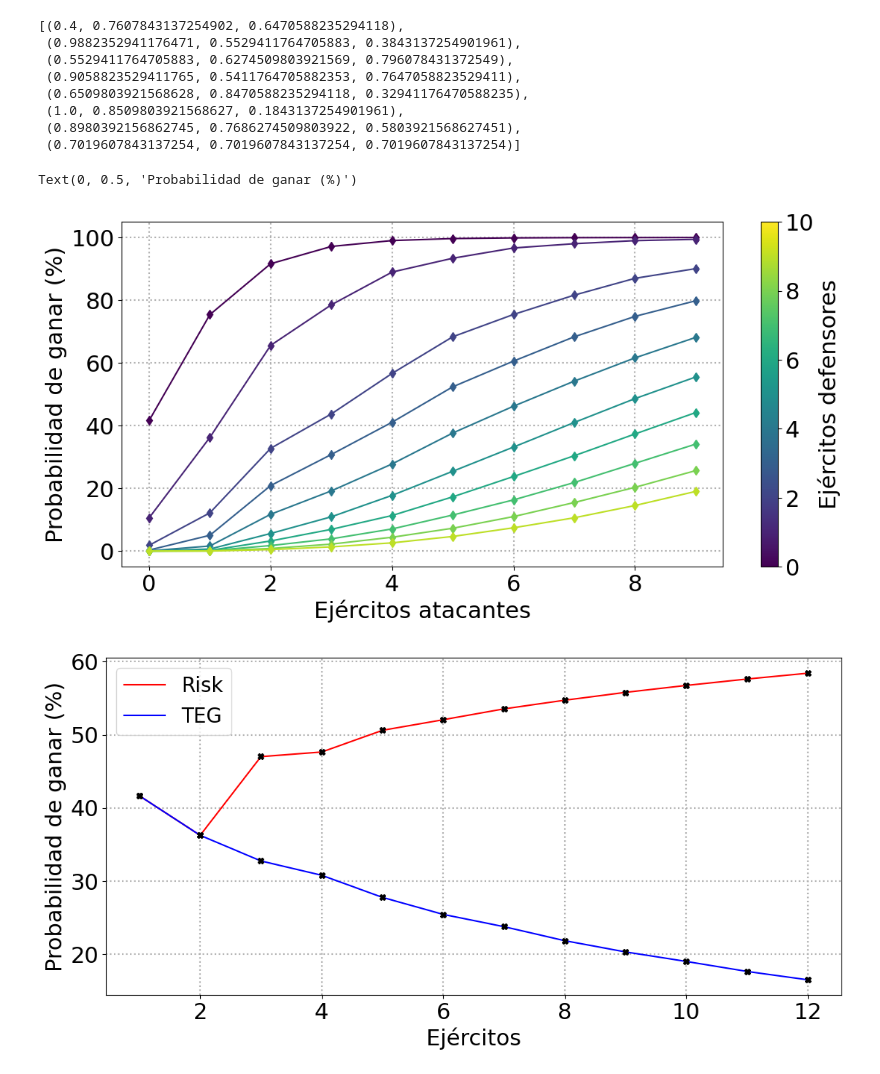
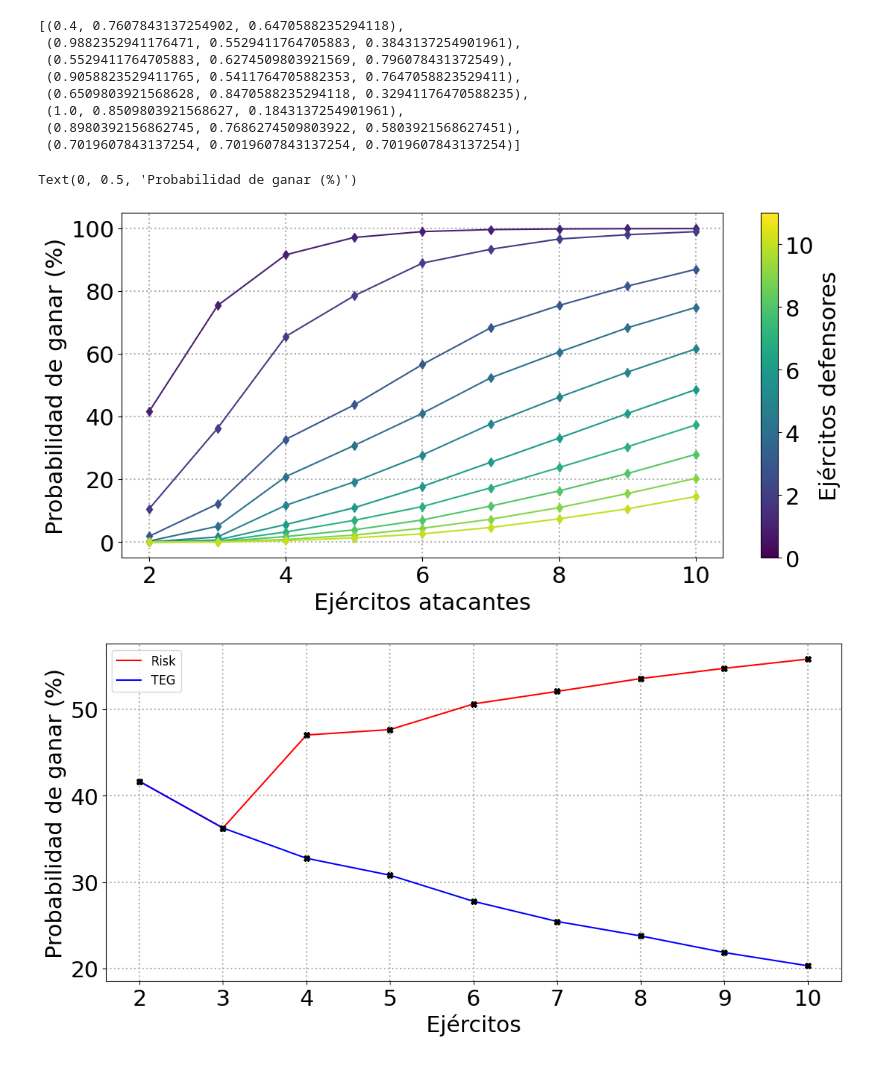
Before and after one commit to julianszere/TEG, a Jupyter notebook: TEG.ipynb, the cells around one changed output. Cells and saved outputs as stored; diff of their text form; code cells hidden in the pictures.

```diff
--- a/TEG.ipynb
+++ b/TEG.ipynb
@@ -252,15 +252,15 @@ def getMatrixEntries(prev_state, post_state, max_dice_defender):
     attacker_armies_post, defender_armies_post = post_state
     armies_won = defender_armies_prev - defender_armies_post
     armies_lost = attacker_armies_prev - attacker_armies_post
-    attacker_dices = min(attacker_armies_prev, 3)
+    attacker_dices = min(attacker_armies_prev-1, 3)
     defender_dices = min(defender_armies_prev, max_dice_defender) # The defender defends with three dices when playing TEG and with two dices when playing RISK
     if armies_won < 0  or armies_lost < 0 or (armies_lost + armies_won) != min(attacker_dices, defender_dices) or (armies_lost + armies_won > 3):
         return 0
     else:
         return getProbability(attacker_dices, defender_dices, armies_won)
 # %%
-max_armies_attacker = 10
-max_armies_defender = 10
+max_armies_attacker = 11
+max_armies_defender = 11
 
 class Game:
     def __init__(self, game, max_armies_attacker=max_armies_attacker, max_armies_defender=max_armies_defender):
@@ -277,10 +277,10 @@ class Game:
     def getStates(self):
         transient_states = []
         absorbing_states = []
-        for i in range(1, self.max_armies_attacker+1):
+        for i in range(2, self.max_armies_attacker+1):
             for j in range(1, self.max_armies_defender+1):
                 transient_states.append((i, j))
-        for i in range(1, self.max_armies_attacker+1):
+        for i in range(2, self.max_armies_attacker+1):
             absorbing_states.append((i, 0))
         for j in range(1, self.max_armies_defender+1):
             absorbing_states.append((0, j))
@@ -304,15 +304,12 @@ class Game:
         I = np.identity(self.Q.shape[0])
         return np.matmul(np.linalg.inv(I - self.Q), self.R)
 
-    def getWinningProbability(self, armies_attacker, armies_defender):
-        i = self.transient_states.index((armies_attacker, armies_defender))
-        return self.S[i][:armies_attacker].sum()
-
     def getMatrixP(self):
         P = np.zeros((self.max_armies_attacker, self.max_armies_defender))
-        for armies_attacker in range(self.max_armies_attacker):
-            for armies_defender in range(self.max_armies_defender):
-                P[armies_attacker, armies_defender] = self.getWinningProbability(armies_attacker+1, armies_defender+1)
+        for armies_attacker in range(2, self.max_armies_attacker):
+            for armies_defender in range(1, self.max_armies_defender):
+                i = self.transient_states.index((armies_attacker, armies_defender))
+                P[armies_attacker, armies_defender] = self.S[i][:armies_attacker].sum()
         return P
 
     def getExpectedLoss(self):
@@ -364,10 +361,10 @@ fig, ax = plt.subplots()
 
 colors = plt.cm.viridis(np.linspace(0, 1, max_armies_defender + 1))
 
-armies_attacker = np.arange(0, max_armies_attacker)
-for i in range(max_armies_defender):
-    ax.plot(armies_attacker, P_teg[:, i], color=colors[i])
-    ax.plot(armies_attacker, P_teg[:, i], 'd', color=colors[i])
+armies_attacker = np.arange(2, max_armies_attacker)
+for i in range(1, max_armies_defender):
+    ax.plot(armies_attacker, P_teg[2:, i], color=colors[i])
+    ax.plot(armies_attacker, P_teg[2:, i], 'd', color=colors[i])
 
 norm = Normalize(vmin=0, vmax=max_armies_defender)
 sm = ScalarMappable(cmap=plt.cm.viridis, norm=norm)
@@ -378,30 +375,22 @@ plt.xlabel('Ejércitos atacantes')
 plt.ylabel('Probabilidad de ganar (%)')
 # %% [output]
 Text(0, 0.5, 'Probabilidad de ganar (%)')
-[figure, old version]
+[figure, new version]
 # %%
 equal_armies_curve = np.diag(P_risk)
-armies_defender = np.arange(1, max_armies_defender + 1)
+armies_atacker = np.arange(2, max_armies_attacker)
 
-plt.plot(armies_defender, np.diag(P_risk), color='red', label='Risk')
-plt.plot(armies_defender, np.diag(P_risk), 'X', color='black')
+plt.plot(armies_atacker, np.diag(P_risk[2:, 1:]), color='red', label='Risk')
+plt.plot(armies_atacker, np.diag(P_risk[2:, 1:]), 'X', color='black')
 
-plt.plot(armies_defender, np.diag(P_teg), color='blue', label='TEG')
-plt.plot(armies_defender, np.diag(P_teg), 'X', color='black')
-
-# for i in armies_defender:
-#     i = i-1
-#     if i % 10 == 0:
-#         plt.plot(armies_defender, P_teg[i, :], 'd', color='blue')
-#         plt.plot(armies_defender, P_teg[i, :], color='blue')
-#         plt.plot(armies_defender, P_risk[i, :], 'd', color='red')
-#         plt.plot(armies_defender, P_risk[i, :], color='red')
+plt.plot(armies_atacker, np.diag(P_teg[2:, 1:]), color='blue', label='TEG')
+plt.plot(armies_atacker, np.diag(P_teg[2:, 1:]), 'X', color='black')
 
 plt.xlabel('Ejércitos')
 plt.ylabel('Probabilidad de ganar (%)')
 plt.legend()
 plt.show()
 # %% [output]
-[figure, old version]
+[figure, new version]
 # %%
 for j in range(1, 4):
```
Also changed, not shown: parts of 5 cells of this notebook, 3 other files.
